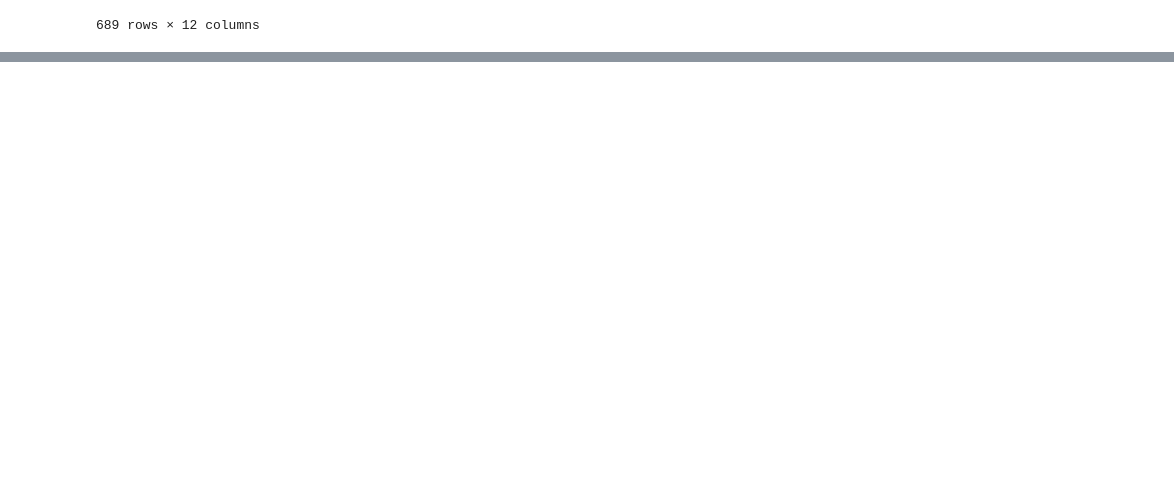
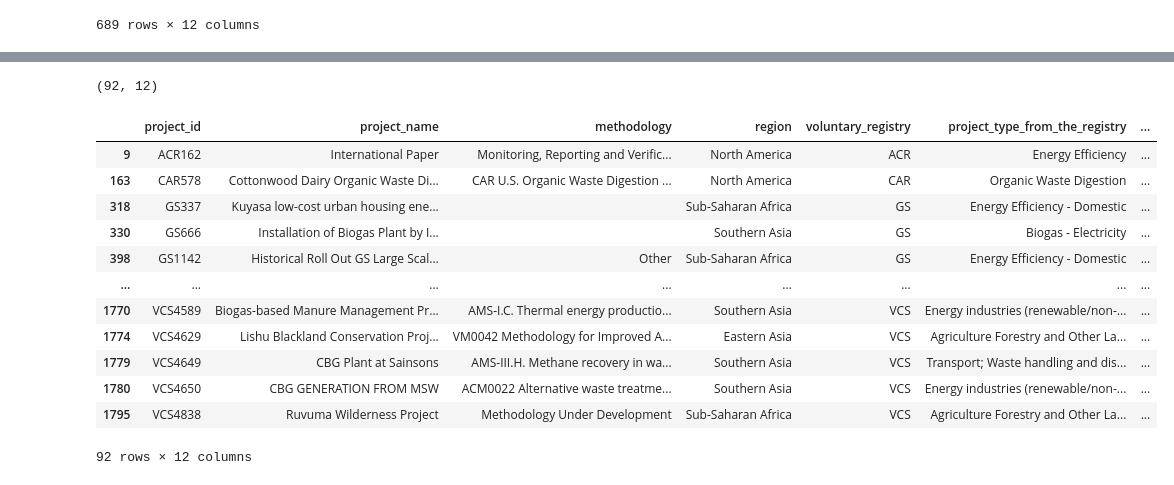
Before and after one commit to MaggieCorry/Capstone_Corry_Hoang_Tajnekar_Rong, a Jupyter notebook: Models/LR_with_Random_under_oversampling-59types_new.ipynb, the cells around one changed output, grey strips where cells are left out. Cells and saved outputs as stored; diff of their text form; code cells hidden in the pictures; blank space fills up the shorter version.

```diff
--- a/Models/LR_with_Random_under_oversampling-59types_new.ipynb
+++ b/Models/LR_with_Random_under_oversampling-59types_new.ipynb
@@ -328,0 +357,23 @@ correct_predictions
+# %%
+X_test = X_test_df.drop(columns=['project_id'])
+# %%
+# Load the model and preprocessor from the Joblib
+model = joblib.load('../data/models/logistic_regression_model_59types.pkl')
+preprocessor = joblib.load('../data/models/tfidf_onehotencoding_59types.pkl')
+# %%
+X_test_transformed = preprocessor.transform(X_test)
+y_pred = model.predict(X_test_transformed)
+
+# Get the predicted probabilities for each class
+y_pred_proba = model.predict_proba(X_test_transformed)
+# Create a DataFrame for predictions and confidence
+predictions = pd.DataFrame(y_pred_proba, columns=model.classes_)
+
+# Evaluate the model and get the classification report
+report_test = classification_report(Y_test, y_pred, output_dict=True)
+
+# Convert the classification report to a DataFrame for a tabular format
+report_df_test = pd.DataFrame(report).transpose()
+
+# Display the classification report table
+report_df_test
@@ -328,0 +419,37 @@ correct_predictions
+# %%
+# Create a DataFrame to compare true labels and predictions
+comparison_df = pd.DataFrame({
+    'True Label': Y_test,
+    'Predicted Label': y_pred,
+    'Confidence Level': [max(proba) for proba in y_pred_proba],
+    'Correct Prediction': Y_test == y_pred
+})
+
+# Extract the dropped feature from the original X_test
+dropped_feature_project_id = X_test_df['project_id'].reset_index(drop=True)
+#dropped_feature_rbtype = X_val_1['rule-based_type_mapping_first'].reset_index(drop=True)
+# Concatenate the input features with the comparison DataFrame
+comparison_df = pd.concat([X_test_df.reset_index(drop=True), comparison_df.reset_index(drop=True)], axis=1)
+
+# Add the dropped feature to the comparison DataFrame
+comparison_df['project_id'] = dropped_feature_project_id
+#comparison_df['rule-based_type_mapping_first'] = dropped_feature_rbtype
+# Display the DataFrame with incorrect predictions
+incorrect_predictions = comparison_df[~comparison_df['Correct Prediction']]
+print(incorrect_predictions.shape)
+incorrect_predictions
+# %% [output]
+(92, 12)
+|  | project_id | project_name | methodology | region | voluntary_registry | project_type_from_the_registry | ... |
+| 9 | ACR162 | International Paper | Monitoring, Reporting and Verific... | North America | ACR | Energy Efficiency | ... |
+| 163 | CAR578 | Cottonwood Dairy Organic Waste Di... | CAR U.S. Organic Waste Digestion ... | North America | CAR | Organic Waste Digestion | ... |
+| 318 | GS337 | Kuyasa low-cost urban housing ene... |  | Sub-Saharan Africa | GS | Energy Efficiency - Domestic | ... |
+| 330 | GS666 | Installation of Biogas Plant by I... |  | Southern Asia | GS | Biogas - Electricity | ... |
+| 398 | GS1142 | Historical Roll Out GS Large Scal... | Other | Sub-Saharan Africa | GS | Energy Efficiency - Domestic | ... |
+| ... | ... | ... | ... | ... | ... | ... | ... |
+| 1770 | VCS4589 | Biogas-based Manure Management Pr... | AMS-I.C. Thermal energy productio... | Southern Asia | VCS | Energy industries (renewable/non-... | ... |
+| 1774 | VCS4629 | Lishu Blackland Conservation Proj... | VM0042 Methodology for Improved A... | Eastern Asia | VCS | Agriculture Forestry and Other La... | ... |
+| 1779 | VCS4649 | CBG Plant at Sainsons | AMS-III.H. Methane recovery in wa... | Southern Asia | VCS | Transport; Waste handling and dis... | ... |
+| 1780 | VCS4650 | CBG GENERATION FROM MSW | ACM0022 Alternative waste treatme... | Southern Asia | VCS | Energy industries (renewable/non-... | ... |
+| 1795 | VCS4838 | Ruvuma Wilderness Project | Methodology Under Development | Sub-Saharan Africa | VCS | Agriculture Forestry and Other La... | ... |
+92 rows × 12 columns
```
Also changed, not shown: parts of 7 cells of this notebook.
